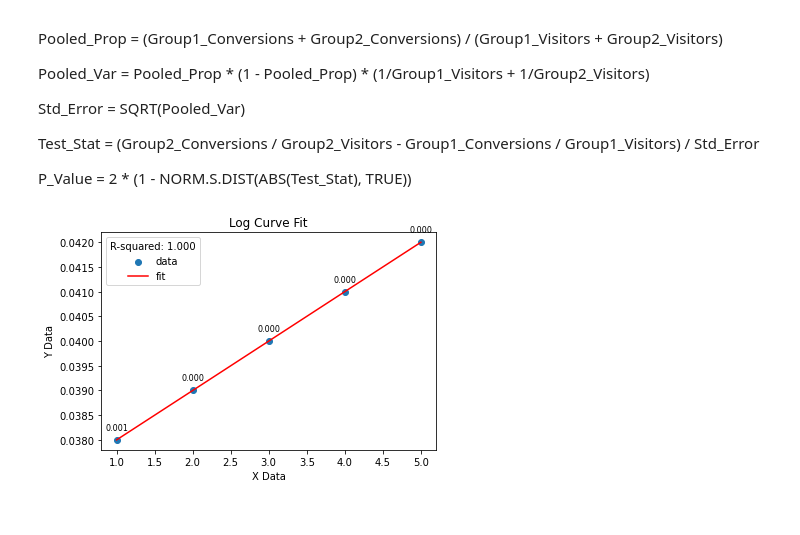
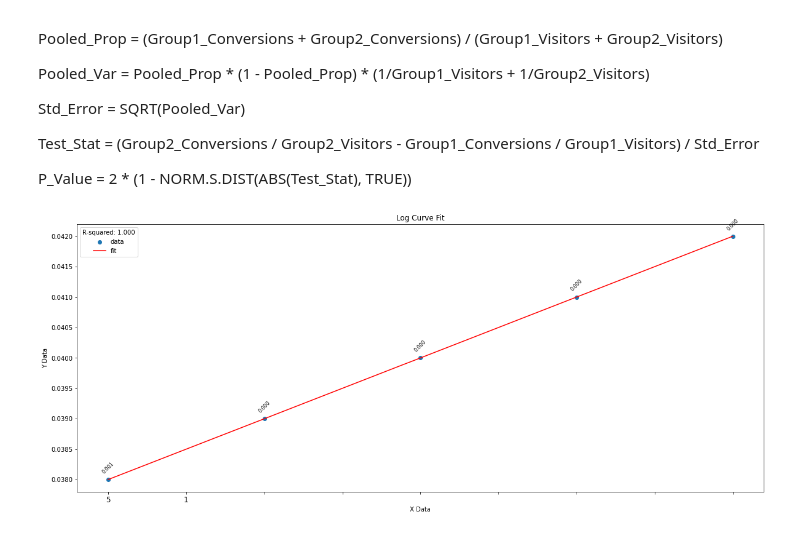
Before and after one commit to zivzach/Personal, a Jupyter notebook: Notepad.ipynb, the cells around one changed output. Drawn from its saved outputs; the diff is of its cells as text; code cells hidden in the pictures.

Commit message:
expo curve

```diff
--- a/Notepad.ipynb
+++ b/Notepad.ipynb
@@ -338,33 +338,35 @@ for i in range(len(x_data)):
 
 # Calculate the difference in slope between each point
 slope_diffs = []
 for i in range(len(slopes)):
     if i == 0:
         slope_diff = slopes[i]
     else:
         slope_diff = slopes[i] - slopes[i-1]
     slope_diffs.append(slope_diff)
 
 # Create a figure and axis
-fig, ax = plt.subplots()
+fig, ax = plt.subplots(figsize=(20, 8))
 
 # Plot the data points and the fitted curve
 ax.scatter(x_data, y_data, label='data')
 ax.plot(x_data, y_pred, 'r-', label='fit')
 
 # Set axis labels and title
 ax.set_xlabel('X Data')
 ax.set_ylabel('Y Data')
 ax.set_title('Log Curve Fit')
 
 # Show R-squared value in the legend
 ax.legend(title=f'R-squared: {r_squared:.3f}')
+ax.set_xticklabels(([f'{x:.0f}' for x in x_data]), fontsize=12)
 
 # Add slope difference above each point
 for i in range(len(x_data)):
-    ax.annotate(f'{slope_diffs[i]:.3f}', xy=(x_data[i], y_data[i]), xytext=(0,10), textcoords='offset points', ha='center', fontsize=8)
+    ax.annotate(f'{slope_diffs[i]:.3f}', xy=(x_data[i], y_data[i]), xytext=(0,10), textcoords='offset points',
+                ha='center',rotation=45, fontsize=8)
 
 # Display the plot
 plt.show()
 # %% [output]
-[figure, old version]
+[figure, new version]
```
Also changed, not shown: parts of 1 cell of this notebook.
